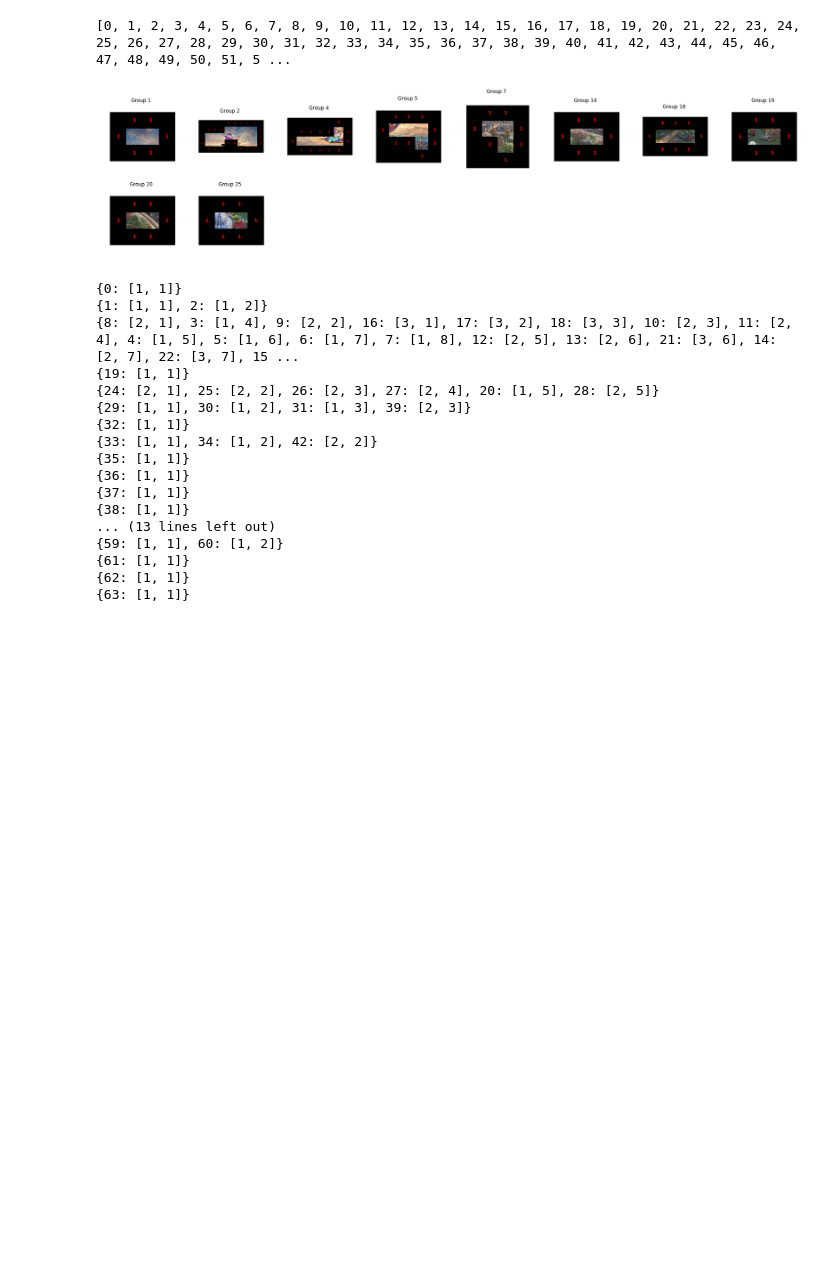
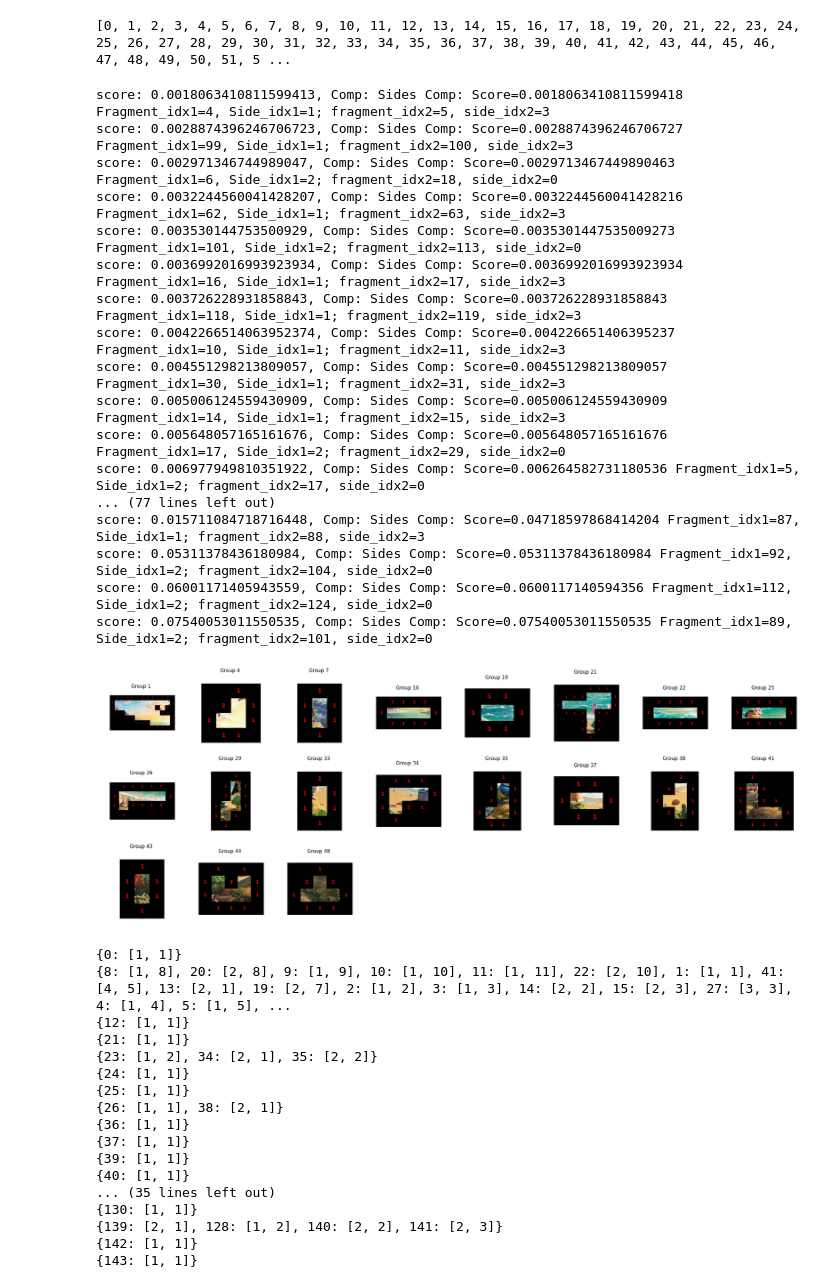
Before and after one commit to ilinca-ana-moraru/PuzzleColorMatching, a Jupyter notebook: pasting.ipynb, the cells around one changed output. Drawn from its saved outputs; the diff is of its cells as text; code cells hidden in the pictures; blank space fills up the shorter version.

```diff
--- a/pasting.ipynb
+++ b/pasting.ipynb
@@ -15,11 +15,11 @@ import global_values
 from displaying import *
 from groups import *
 # %%
-image_path = "disney_puzzle/aladin.jpg"
+image_path = "disney_puzzle/lilo_and_stitch.jpg"
 # image_path = "angry.jpg"
 output_folder = "fragments"
-global_values.COL_NR = 8
-global_values.ROW_NR = 8
+global_values.COL_NR = 12
+global_values.ROW_NR = 12
 fragments, tile_h, tile_w = divide_image(image_path, output_folder, global_values.COL_NR, global_values.ROW_NR)
 global_values.TILE_H = global_values.TILE_W = max(tile_h, tile_w)
 
@@ -75,45 +51,65 @@ print(fragment_idx_to_group_idx)
 [0, 1, 2, 3, 4, 5, 6, 7, 8, 9, 10, 11, 12, 13, 14, 15, 16, 17, 18, 19, 20, 21, 22, 23, 24, 25, 26, 27, 28, 29, 30, 31, 32, 33, 34, 35, 36, 37, 38, 39, 40, 41, 42, 43, 44, 45, 46, 47, 48, 49, 50, 51, 5 ...
 # %%
 for comp in sorted_sides_comparisons:
-    if comp.score < 0.2:
+    if comp.score < global_values.IMAGE_TH:
 
         anchor_fragment_idx = comp.side1.fragment_idx
         pasted_fragment_idx = comp.side2.fragment_idx
         anchor_group_idx = fragment_idx_to_group_idx[anchor_fragment_idx]
         pasted_group_idx = fragment_idx_to_group_idx[pasted_fragment_idx]
 
         if anchor_group_idx != pasted_group_idx:
 
             shifted_anchor_group, shifted_pasted_group = simulate_merge_positions(comp, groups[anchor_group_idx], groups[pasted_group_idx])
 
             if does_merge_fit_within_bounds(shifted_anchor_group):
                 if check_groups_shapes_for_merging(shifted_anchor_group, shifted_pasted_group):
                     if check_all_group_matchings_scores(shifted_anchor_group, shifted_pasted_group):
+                        score = calculate_all_group_matchings_scores(shifted_anchor_group, shifted_pasted_group)
+                        print(f"score: {score}, Comp: {comp}")
+
                         groups[anchor_group_idx] = merge_groups(shifted_anchor_group, shifted_pasted_group, fragment_idx_to_group_idx)
                         update_after_merge(groups, fragments, fragment_idx_to_group_idx, pasted_group_idx)
 show_all_groups(groups, fragments, fragment_idx_to_group_idx, 1)
 
 for g in groups:
     print(g.fragment_positions)
 # %% [output]
+score: 0.0018063410811599413, Comp: Sides Comp: Score=0.0018063410811599418 Fragment_idx1=4, Side_idx1=1; fragment_idx2=5, side_idx2=3
+score: 0.0028874396246706723, Comp: Sides Comp: Score=0.0028874396246706727 Fragment_idx1=99, Side_idx1=1; fragment_idx2=100, side_idx2=3
+score: 0.002971346744989047, Comp: Sides Comp: Score=0.0029713467449890463 Fragment_idx1=6, Side_idx1=2; fragment_idx2=18, side_idx2=0
+score: 0.0032244560041428207, Comp: Sides Comp: Score=0.0032244560041428216 Fragment_idx1=62, Side_idx1=1; fragment_idx2=63, side_idx2=3
+score: 0.003530144753500929, Comp: Sides Comp: Score=0.0035301447535009273 Fragment_idx1=101, Side_idx1=2; fragment_idx2=113, side_idx2=0
+score: 0.0036992016993923934, Comp: Sides Comp: Score=0.0036992016993923934 Fragment_idx1=16, Side_idx1=1; fragment_idx2=17, side_idx2=3
+score: 0.003726228931858843, Comp: Sides Comp: Score=0.003726228931858843 Fragment_idx1=118, Side_idx1=1; fragment_idx2=119, side_idx2=3
+score: 0.0042266514063952374, Comp: Sides Comp: Score=0.004226651406395237 Fragment_idx1=10, Side_idx1=1; fragment_idx2=11, side_idx2=3
+score: 0.004551298213809057, Comp: Sides Comp: Score=0.004551298213809057 Fragment_idx1=30, Side_idx1=1; fragment_idx2=31, side_idx2=3
+score: 0.005006124559430909, Comp: Sides Comp: Score=0.005006124559430909 Fragment_idx1=14, Side_idx1=1; fragment_idx2=15, side_idx2=3
+score: 0.005648057165161676, Comp: Sides Comp: Score=0.005648057165161676 Fragment_idx1=17, Side_idx1=2; fragment_idx2=29, side_idx2=0
+score: 0.006977949810351922, Comp: Sides Comp: Score=0.006264582731180536 Fragment_idx1=5, Side_idx1=2; fragment_idx2=17, side_idx2=0
+... (77 lines left out)
+score: 0.015711084718716448, Comp: Sides Comp: Score=0.04718597868414204 Fragment_idx1=87, Side_idx1=1; fragment_idx2=88, side_idx2=3
+score: 0.05311378436180984, Comp: Sides Comp: Score=0.05311378436180984 Fragment_idx1=92, Side_idx1=2; fragment_idx2=104, side_idx2=0
+score: 0.06001171405943559, Comp: Sides Comp: Score=0.0600117140594356 Fragment_idx1=112, Side_idx1=2; fragment_idx2=124, side_idx2=0
+score: 0.07540053011550535, Comp: Sides Comp: Score=0.07540053011550535 Fragment_idx1=89, Side_idx1=2; fragment_idx2=101, side_idx2=0
-[figure, old version]
+[figure, new version]
-{0: [1, 1]}
-{1: [1, 1], 2: [1, 2]}
-{8: [2, 1], 3: [1, 4], 9: [2, 2], 16: [3, 1], 17: [3, 2], 18: [3, 3], 10: [2, 3], 11: [2, 4], 4: [1, 5], 5: [1, 6], 6: [1, 7], 7: [1, 8], 12: [2, 5], 13: [2, 6], 21: [3, 6], 14: [2, 7], 22: [3, 7], 15 ...
-{19: [1, 1]}
-{24: [2, 1], 25: [2, 2], 26: [2, 3], 27: [2, 4], 20: [1, 5], 28: [2, 5]}
-{29: [1, 1], 30: [1, 2], 31: [1, 3], 39: [2, 3]}
-{32: [1, 1]}
-{33: [1, 1], 34: [1, 2], 42: [2, 2]}
-{35: [1, 1]}
-{36: [1, 1]}
-{37: [1, 1]}
-{38: [1, 1]}
-... (13 lines left out)
-{59: [1, 1], 60: [1, 2]}
-{61: [1, 1]}
-{62: [1, 1]}
-{63: [1, 1]}
+{0: [1, 1]}
+{8: [1, 8], 20: [2, 8], 9: [1, 9], 10: [1, 10], 11: [1, 11], 22: [2, 10], 1: [1, 1], 41: [4, 5], 13: [2, 1], 19: [2, 7], 2: [1, 2], 3: [1, 3], 14: [2, 2], 15: [2, 3], 27: [3, 3], 4: [1, 4], 5: [1, 5], ...
+{12: [1, 1]}
+{21: [1, 1]}
+{23: [1, 2], 34: [2, 1], 35: [2, 2]}
+{24: [1, 1]}
+{25: [1, 1]}
+{26: [1, 1], 38: [2, 1]}
+{36: [1, 1]}
+{37: [1, 1]}
+{39: [1, 1]}
+{40: [1, 1]}
+... (35 lines left out)
+{130: [1, 1]}
+{139: [2, 1], 128: [1, 2], 140: [2, 2], 141: [2, 3]}
+{142: [1, 1]}
+{143: [1, 1]}
 # %%
 groups, fragments, fragment_idx_to_group_idx = solve_groups(groups, fragments, fragment_idx_to_group_idx)
 show_all_groups(groups, fragments, fragment_idx_to_group_idx, 0)
```
Also changed, not shown: parts of 2 cells of this notebook, 2 other files.
